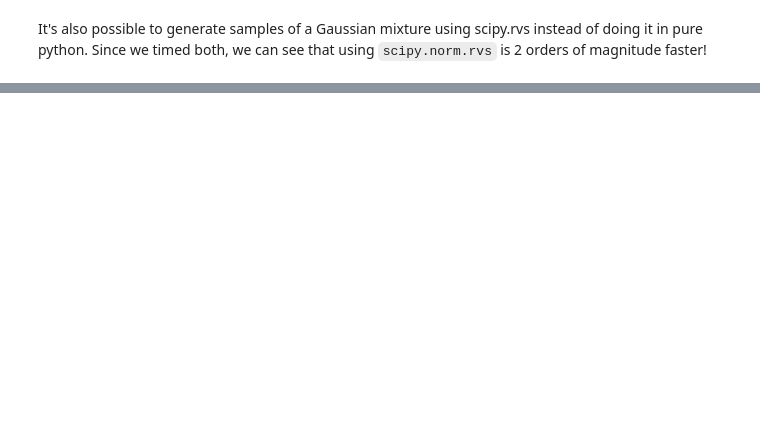
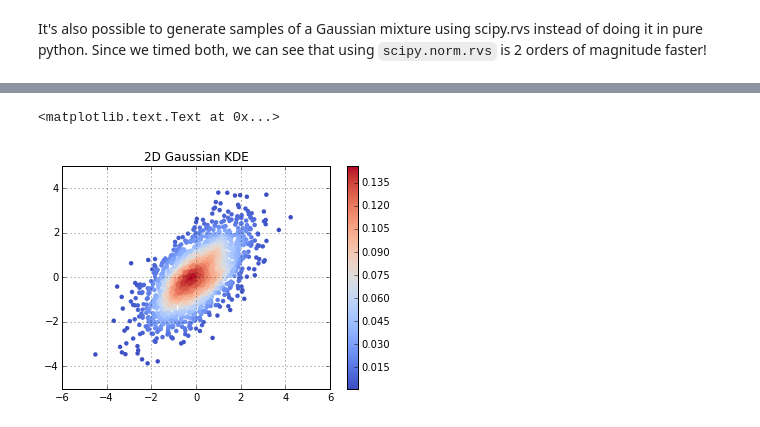
Before and after one commit to WMCDataSciene/Tutorials, a Jupyter notebook: Scipy_distributions.ipynb, the cells around one changed output, grey strips where cells are left out. Saved outputs shown, nothing was run; the diff lists cells and outputs as text; code cells hidden in the pictures; blank space fills up the shorter version.

```diff
--- a/Scipy_distributions.ipynb
+++ b/Scipy_distributions.ipynb
@@ -135,0 +148,13 @@ Let's Try a 2D Gaussian
+# %%
+# KDE on 2D data
+
+values = np.vstack([m1, m2])
+kernal = gaussian_kde(values)
+pdf = kernal(values)
+plt.scatter(m1, m2, marker='o', c=pdf, edgecolors='', cmap='coolwarm')
+plt.grid(True)
+plt.colorbar()
+plt.title('2D Gaussian KDE')
+# %% [output]
+<matplotlib.text.Text at 0x...>
+[figure, added]
```
Also changed, not shown: parts of 17 cells of this notebook.
